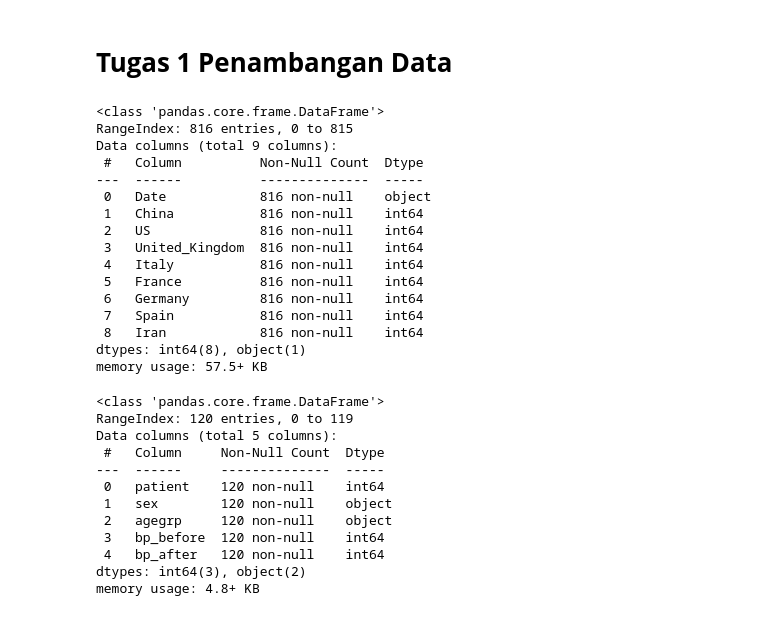
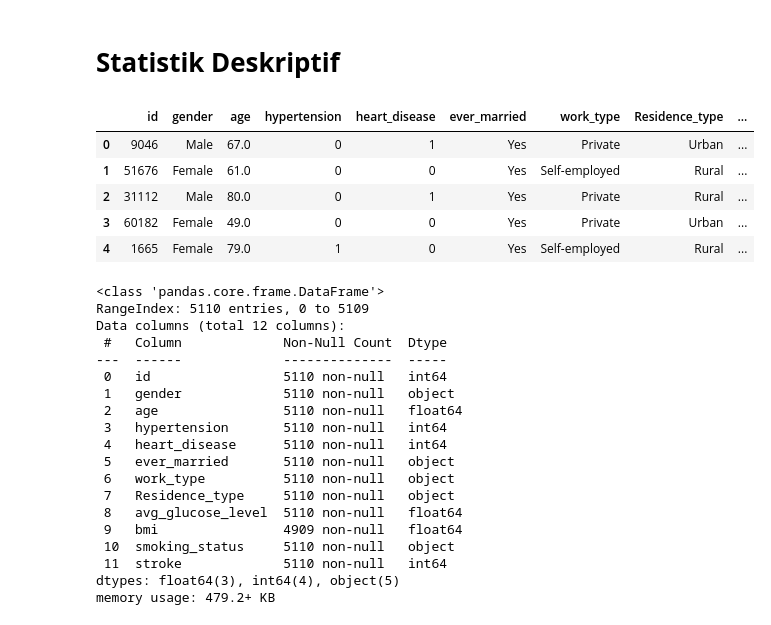
Before and after one commit to nanda-putri/datamining, a Jupyter notebook: _sources/Tugas 1 Penambangan Data.ipynb, the cells around one changed output. Cells and saved outputs as stored; diff of their text form; code cells hidden in the pictures.

```diff
--- a/_sources/Tugas 1 Penambangan Data.ipynb
+++ b/_sources/Tugas 1 Penambangan Data.ipynb
@@ -1,4 +1,4 @@
-# %% [markdown]
-# **Tugas 1 Penambangan Data**
+# %% [markdown]
+# **Statistik Deskriptif**
 # %%
 import pandas as pan
@@ -5,3 +7,11 @@ import pandas as pan
 # %%
-url="https://raw.githubusercontent.com/datasets/covid-19/main/data/key-countries-pivoted.csv"
+url="https://raw.githubusercontent.com/nanda-putri/tugaspaw/master/healthcare-dataset-stroke-data.csv"
 c = pan.read_csv(url)
+c.head()
+# %% [output]
+|  | id | gender | age | hypertension | heart_disease | ever_married | work_type | Residence_type | ... |
+| 0 | 9046 | Male | 67.0 | 0 | 1 | Yes | Private | Urban | ... |
+| 1 | 51676 | Female | 61.0 | 0 | 0 | Yes | Self-employed | Rural | ... |
+| 2 | 31112 | Male | 80.0 | 0 | 1 | Yes | Private | Rural | ... |
+| 3 | 60182 | Female | 49.0 | 0 | 0 | Yes | Private | Urban | ... |
+| 4 | 1665 | Female | 79.0 | 1 | 0 | Yes | Self-employed | Rural | ... |
@@ -12,33 +19,21 @@ d = pan.read_csv(url)
 c.info()
 # %% [output]
 <class 'pandas.core.frame.DataFrame'>
-RangeIndex: 816 entries, 0 to 815
-Data columns (total 9 columns):
- #   Column          Non-Null Count  Dtype
----  ------          --------------  -----
- 0   Date            816 non-null    object
- 1   China           816 non-null    int64
- 2   US              816 non-null    int64
- 3   United_Kingdom  816 non-null    int64
- 4   Italy           816 non-null    int64
- 5   France          816 non-null    int64
- 6   Germany         816 non-null    int64
- 7   Spain           816 non-null    int64
- 8   Iran            816 non-null    int64
-dtypes: int64(8), object(1)
-memory usage: 57.5+ KB
+RangeIndex: 5110 entries, 0 to 5109
+Data columns (total 12 columns):
+ #   Column             Non-Null Count  Dtype
+---  ------             --------------  -----
+ 0   id                 5110 non-null   int64
+ 1   gender             5110 non-null   object
+ 2   age                5110 non-null   float64
+ 3   hypertension       5110 non-null   int64
+ 4   heart_disease      5110 non-null   int64
+ 5   ever_married       5110 non-null   object
+ 6   work_type          5110 non-null   object
+ 7   Residence_type     5110 non-null   object
+ 8   avg_glucose_level  5110 non-null   float64
+ 9   bmi                4909 non-null   float64
+ 10  smoking_status     5110 non-null   object
+ 11  stroke             5110 non-null   int64
+dtypes: float64(3), int64(4), object(5)
+memory usage: 479.2+ KB
-# %%
-d.info()
-# %% [output]
-<class 'pandas.core.frame.DataFrame'>
-RangeIndex: 120 entries, 0 to 119
-Data columns (total 5 columns):
- #   Column     Non-Null Count  Dtype
----  ------     --------------  -----
- 0   patient    120 non-null    int64
- 1   sex        120 non-null    object
- 2   agegrp     120 non-null    object
- 3   bp_before  120 non-null    int64
- 4   bp_after   120 non-null    int64
-dtypes: int64(3), object(2)
-memory usage: 4.8+ KB
```
Also changed, not shown: parts of 48 cells of this notebook, 7 other files.
